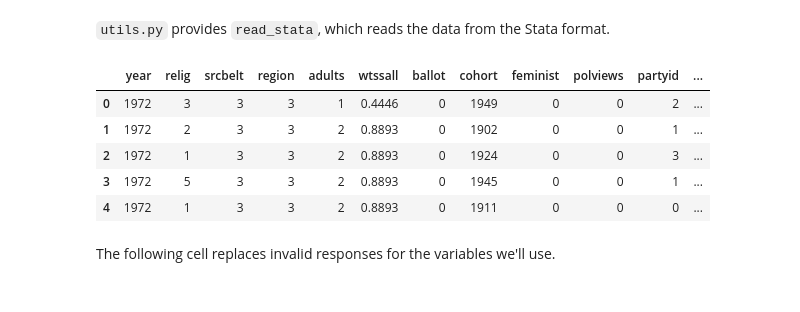
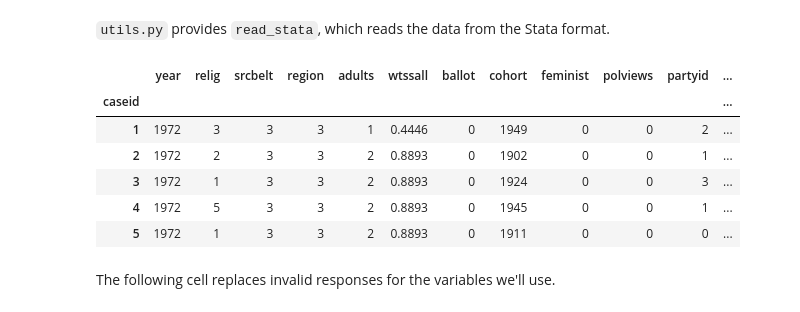
Before and after one commit to AllenDowney/BiteSizeBayes, a Jupyter notebook: clean_gss_bayes.ipynb, the cells around one changed output. Saved outputs shown, nothing was run; the diff lists cells and outputs as text; code cells hidden in the pictures.

```diff
--- a/clean_gss_bayes.ipynb
+++ b/clean_gss_bayes.ipynb
@@ -25,17 +25,18 @@ if not os.path.exists('gss_bayes.tar.gz'):
 # %%
 from utils import read_stata
 
 gss = read_stata('GSS.dct', 'GSS.dat')
 gss.rename(columns={'id_': 'caseid'}, inplace=True)
-# gss.index = gss['caseid']
+gss.index = gss['caseid']
 gss.head()
 # %% [output]
 |  | year | relig | srcbelt | region | adults | wtssall | ballot | cohort | feminist | polviews | partyid | ... |
-| 0 | 1972 | 3 | 3 | 3 | 1 | 0.4446 | 0 | 1949 | 0 | 0 | 2 | ... |
-| 1 | 1972 | 2 | 3 | 3 | 2 | 0.8893 | 0 | 1902 | 0 | 0 | 1 | ... |
-| 2 | 1972 | 1 | 3 | 3 | 2 | 0.8893 | 0 | 1924 | 0 | 0 | 3 | ... |
-| 3 | 1972 | 5 | 3 | 3 | 2 | 0.8893 | 0 | 1945 | 0 | 0 | 1 | ... |
-| 4 | 1972 | 1 | 3 | 3 | 2 | 0.8893 | 0 | 1911 | 0 | 0 | 0 | ... |
+| caseid |  |  |  |  |  |  |  |  |  |  |  | ... |
+| 1 | 1972 | 3 | 3 | 3 | 1 | 0.4446 | 0 | 1949 | 0 | 0 | 2 | ... |
+| 2 | 1972 | 2 | 3 | 3 | 2 | 0.8893 | 0 | 1902 | 0 | 0 | 1 | ... |
+| 3 | 1972 | 1 | 3 | 3 | 2 | 0.8893 | 0 | 1924 | 0 | 0 | 3 | ... |
+| 4 | 1972 | 5 | 3 | 3 | 2 | 0.8893 | 0 | 1945 | 0 | 0 | 1 | ... |
+| 5 | 1972 | 1 | 3 | 3 | 2 | 0.8893 | 0 | 1911 | 0 | 0 | 0 | ... |
 # %%
 def replace_invalid(series, bad_vals, replacement=np.nan):
     """Replace invalid values with NaN
```
Also changed, not shown: parts of 5 cells of this notebook, 3 other files.
